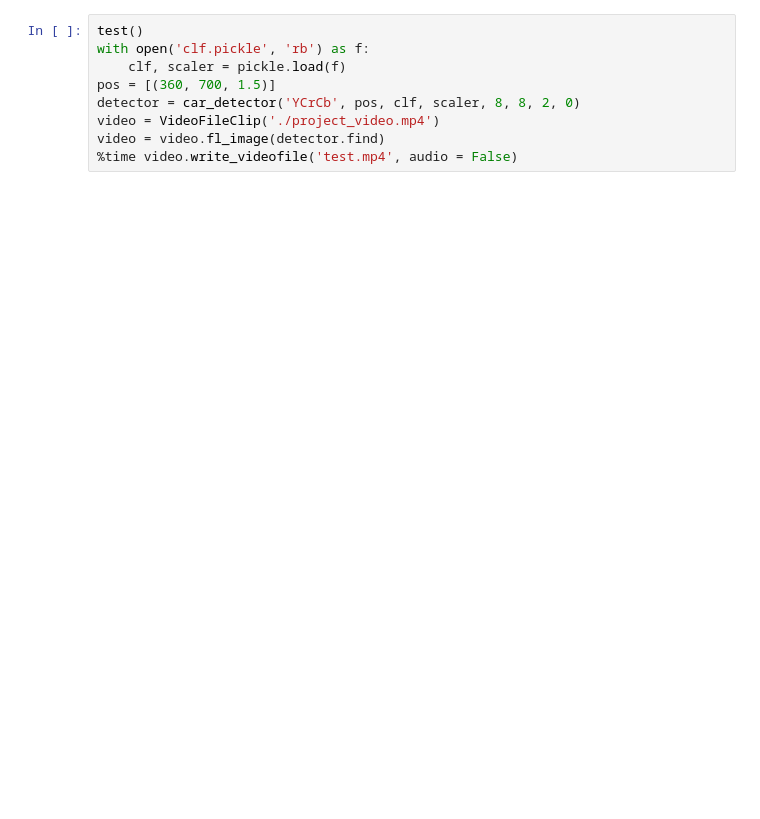
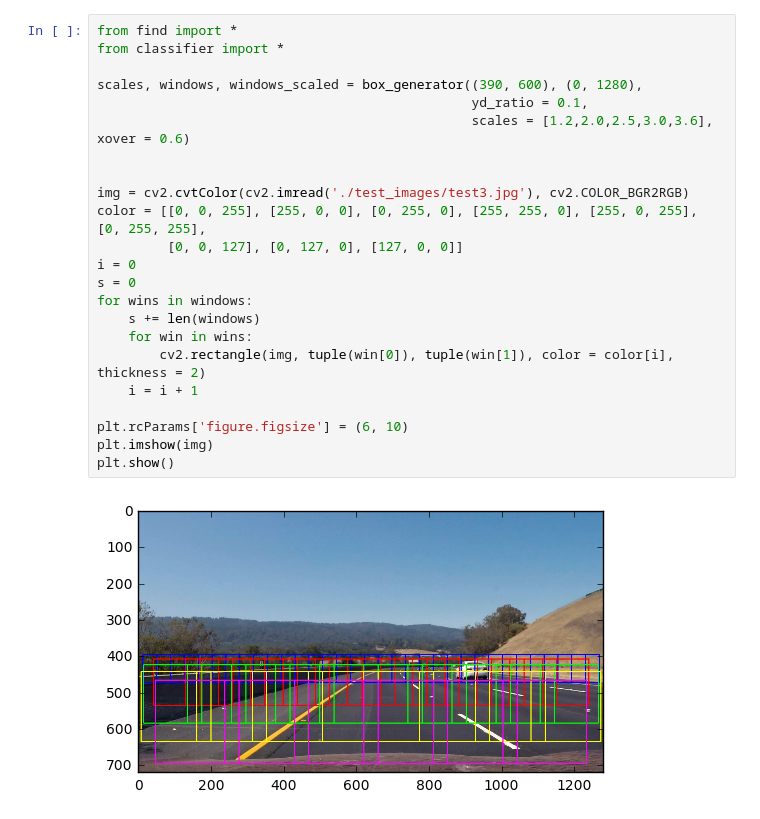
Before and after one commit to HoijanLai/Vehicle-Detection, a Jupyter notebook: Vehicle Detection.ipynb, the cells around one changed output. Saved outputs shown, nothing was run; the diff lists cells and outputs as text; blank space fills up the shorter version.

```diff
--- a/Vehicle Detection.ipynb
+++ b/Vehicle Detection.ipynb
@@ -93,9 +12,25 @@ for f in glob('./output_images/**.jpg'):
-# %%
-test()
-with open('clf.pickle', 'rb') as f:
-    clf, scaler = pickle.load(f)
-pos = [(360, 700, 1.5)]
-detector = car_detector('YCrCb', pos, clf, scaler, 8, 8, 2, 0)
-video = VideoFileClip('./project_video.mp4')
-video = video.fl_image(detector.find)
-%time video.write_videofile('test.mp4', audio = False)
+# %%
+from find import *
+from classifier import *
+
+scales, windows, windows_scaled = box_generator((390, 600), (0, 1280),
+                                                yd_ratio = 0.1,
+                                                scales = [1.2,2.0,2.5,3.0,3.6], xover = 0.6)
+
+
+img = cv2.cvtColor(cv2.imread('./test_images/test3.jpg'), cv2.COLOR_BGR2RGB)
+color = [[0, 0, 255], [255, 0, 0], [0, 255, 0], [255, 255, 0], [255, 0, 255], [0, 255, 255],
+         [0, 0, 127], [0, 127, 0], [127, 0, 0]]
+i = 0
+s = 0
+for wins in windows:
+    s += len(windows)
+    for win in wins:
+        cv2.rectangle(img, tuple(win[0]), tuple(win[1]), color = color[i], thickness = 2)
+    i = i + 1
+
+plt.rcParams['figure.figsize'] = (6, 10)
+plt.imshow(img)
+plt.show()
+# %% [output]
+[figure, added]
```
Also changed, not shown: parts of 14 cells of this notebook, 2 other files.
